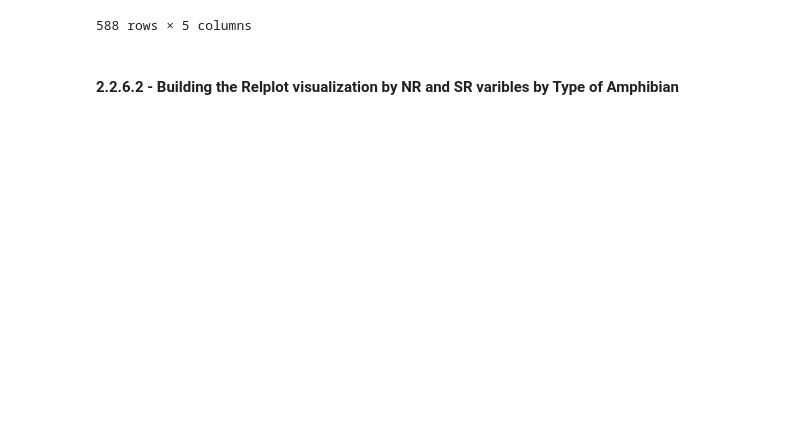
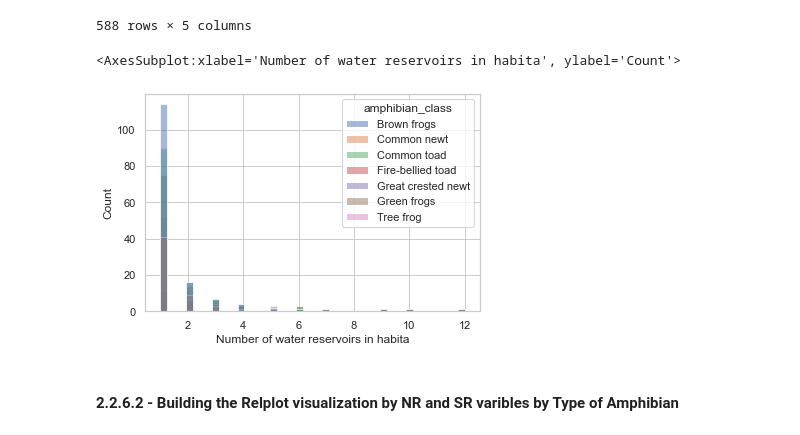
Before and after one commit to Renata-Thomazelli/amphibians, a Jupyter notebook: amphibians-Copy2.ipynb, the cells around one changed output. Cells and saved outputs as stored; diff of their text form; code cells hidden in the pictures; blank space fills up the shorter version.

```diff
--- a/amphibians-Copy2.ipynb
+++ b/amphibians-Copy2.ipynb
@@ -1825,3 +1849,9 @@ stacking_df_tranf_heads_SR_NR
+# %%
+
+sns.histplot(data=new_df_SR_NR_filtered, x="Number of water reservoirs in habita", hue="amphibian_class")
+# %% [output]
+<AxesSubplot:xlabel='Number of water reservoirs in habita', ylabel='Count'>
+[figure, added]
 # %% [markdown]
 #### 2.2.6.2 - Building the Relplot visualization by NR and SR varibles by Type of Amphibian
 # %%
```
Also changed, not shown: parts of 10 cells of this notebook, 16 other files.
